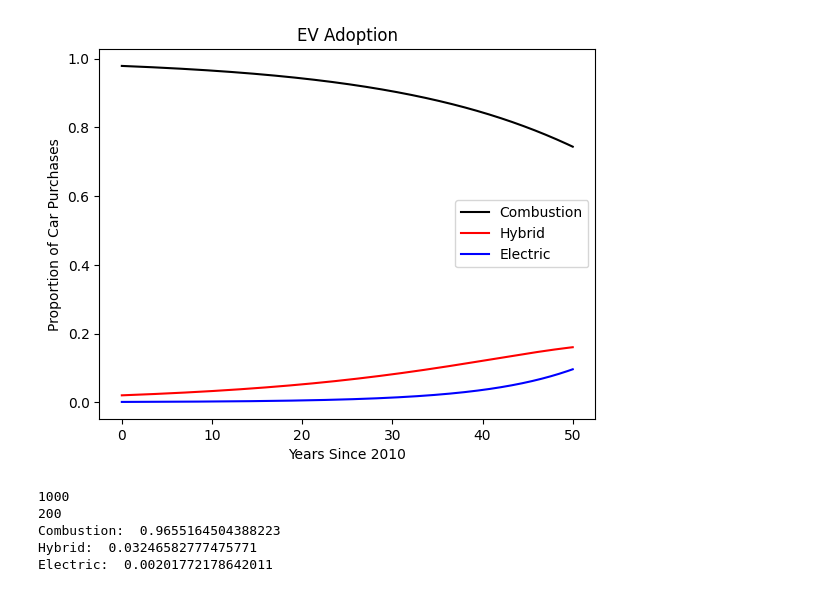
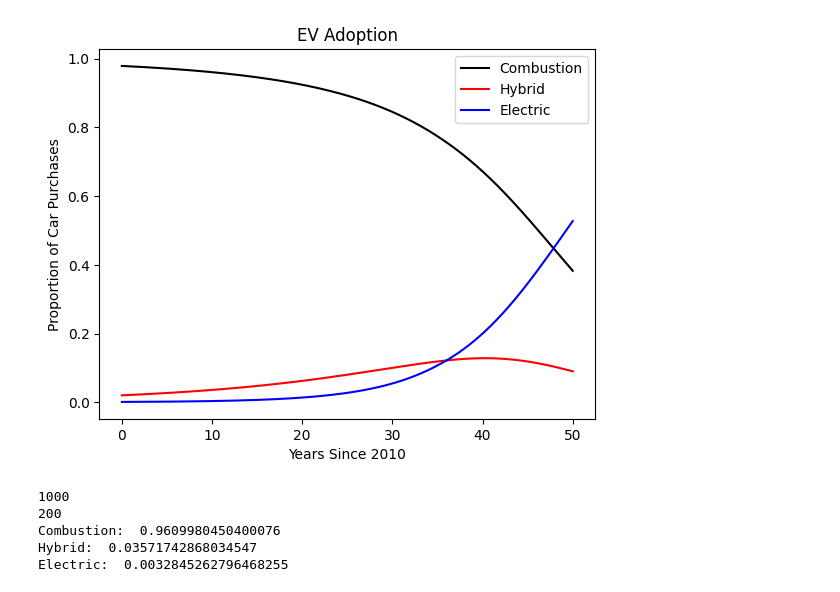
Before and after one commit to binDebug3/EVAdoption, a Jupyter notebook: eliza.ipynb, the cells around one changed output. Cells and saved outputs as stored; diff of their text form; code cells hidden in the pictures.

```diff
--- a/eliza.ipynb
+++ b/eliza.ipynb
@@ -24,12 +25,12 @@ def model(t, cars, ch, he, ec, hc, eh, ce, c, h, e):
 # e = 0.0 # rate of new electric
 
 # Model 2
-# ch = 0.15 # rate from combustion to hybrid
-# he = 0.2 # rate from hybrid to electric
-# ec = 0.01 # rate from electric to combustion
-# hc = 0.09 # rate from hybrid to combustion
-# eh = 0.01 # rate from electric to hybrid
-# ce = 0.15 # rate from combustion to electric
+ch = 0.15 # rate from combustion to hybrid
+he = 0.2 # rate from hybrid to electric
+ec = 0.01 # rate from electric to combustion
+hc = 0.09 # rate from hybrid to combustion
+eh = 0.01 # rate from electric to hybrid
+ce = 0.15 # rate from combustion to electric
 
 # Model 3
 # ch = 0.15 # rate from combustion to hybrid
@@ -49,36 +50,36 @@ e = 0.0 # rate of new electric
 C = 0.9792
 H = 0.02
 E = 0.0008
 
 # time points
 t0 = 0
 tf = 50
 
 # solve ODE
 sol = solve_ivp(model, [t0, tf], [C, H, E], args=(ch, he, ec, hc, eh, ce, c, h, e), t_eval=np.linspace(t0, tf, 1000))
 
 # plot
 plt.plot(sol.t, sol.y[0], label="Combustion", c="k")
 plt.plot(sol.t, sol.y[1], label="Hybrid", c="r")
 plt.plot(sol.t, sol.y[2], label="Electric", c="b")
 plt.title("EV Adoption")
 plt.xlabel("Years Since 2010")
 plt.ylabel("Proportion of Car Purchases")
 plt.legend()
 plt.show()
 
 # print values at t=10
 print(len(sol.y[0]))
 year = 2020
 time = int((year - 2010) * 1000 / tf)
 print(time)
 print("Combustion: ", sol.y[0][time])
 print("Hybrid: ", sol.y[1][time])
 print("Electric: ", sol.y[2][time])
 # %% [output]
-[figure, old version]
+[figure, new version]
 1000
 200
-Combustion:  0.9655164504388223
-Hybrid:  0.03246582777475771
-Electric:  0.00201772178642011
+Combustion:  0.9609980450400076
+Hybrid:  0.03571742868034547
+Electric:  0.0032845262796468255
```
Also changed, not shown: parts of 14 cells of this notebook, 2 other files.
